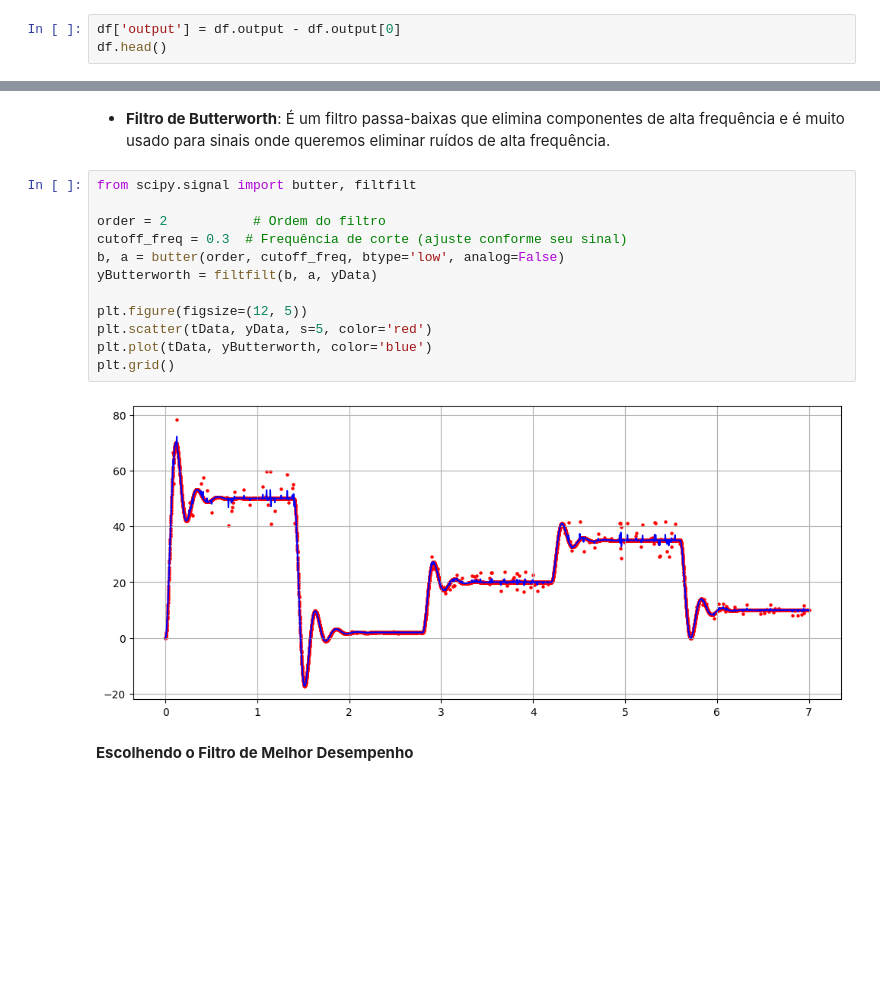
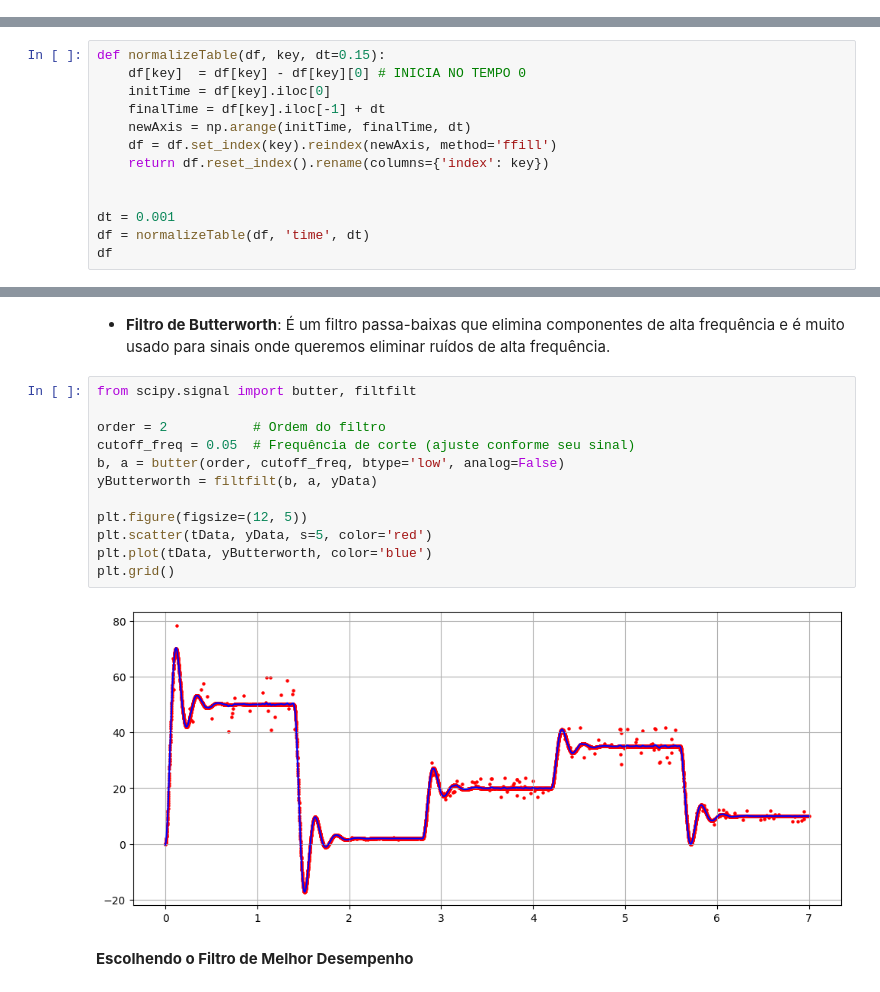
Before and after one commit to KlaussMarchi/PyTrole, a Jupyter notebook: Analisys/Analisys.ipynb, the cells around one changed output, grey strips where cells are left out. Drawn from its saved outputs; the diff is of its cells as text; blank space fills up the shorter version.

```diff
--- a/Analisys/Analisys.ipynb
+++ b/Analisys/Analisys.ipynb
@@ -24,3 +21,0 @@ size: 15000
-# %%
-df['output'] = df.output - df.output[0]
-df.head()
@@ -95,0 +38,13 @@ size: 7001
+# %%
+def normalizeTable(df, key, dt=0.15):
+    df[key]  = df[key] - df[key][0] # INICIA NO TEMPO 0
+    initTime = df[key].iloc[0]
+    finalTime = df[key].iloc[-1] + dt
+    newAxis = np.arange(initTime, finalTime, dt)
+    df = df.set_index(key).reindex(newAxis, method='ffill')
+    return df.reset_index().rename(columns={'index': key})
+
+
+dt = 0.001
+df = normalizeTable(df, 'time', dt)
+df
@@ -160,17 +129,17 @@ plt.grid()
 # %%
 from scipy.signal import butter, filtfilt
 
 order = 2           # Ordem do filtro
-cutoff_freq = 0.3  # Frequência de corte (ajuste conforme seu sinal)
+cutoff_freq = 0.05  # Frequência de corte (ajuste conforme seu sinal)
 b, a = butter(order, cutoff_freq, btype='low', analog=False)
 yButterworth = filtfilt(b, a, yData)
 
 plt.figure(figsize=(12, 5))
 plt.scatter(tData, yData, s=5, color='red')
 plt.plot(tData, yButterworth, color='blue')
 plt.grid()
 # %% [output]
-[figure, old version]
+[figure, new version]
 # %% [markdown]
 **Escolhendo o Filtro de Melhor Desempenho**
 # %%
```
Also changed, not shown: parts of 8 cells of this notebook, 8 other files.
